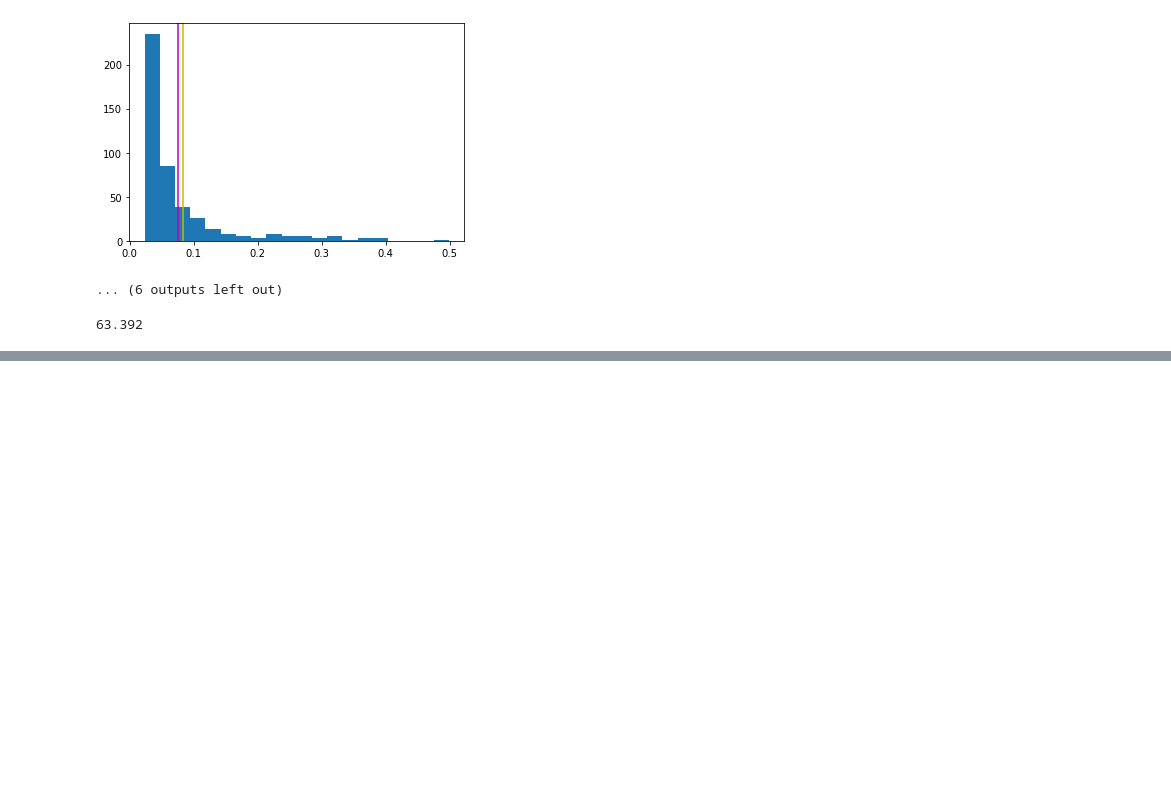
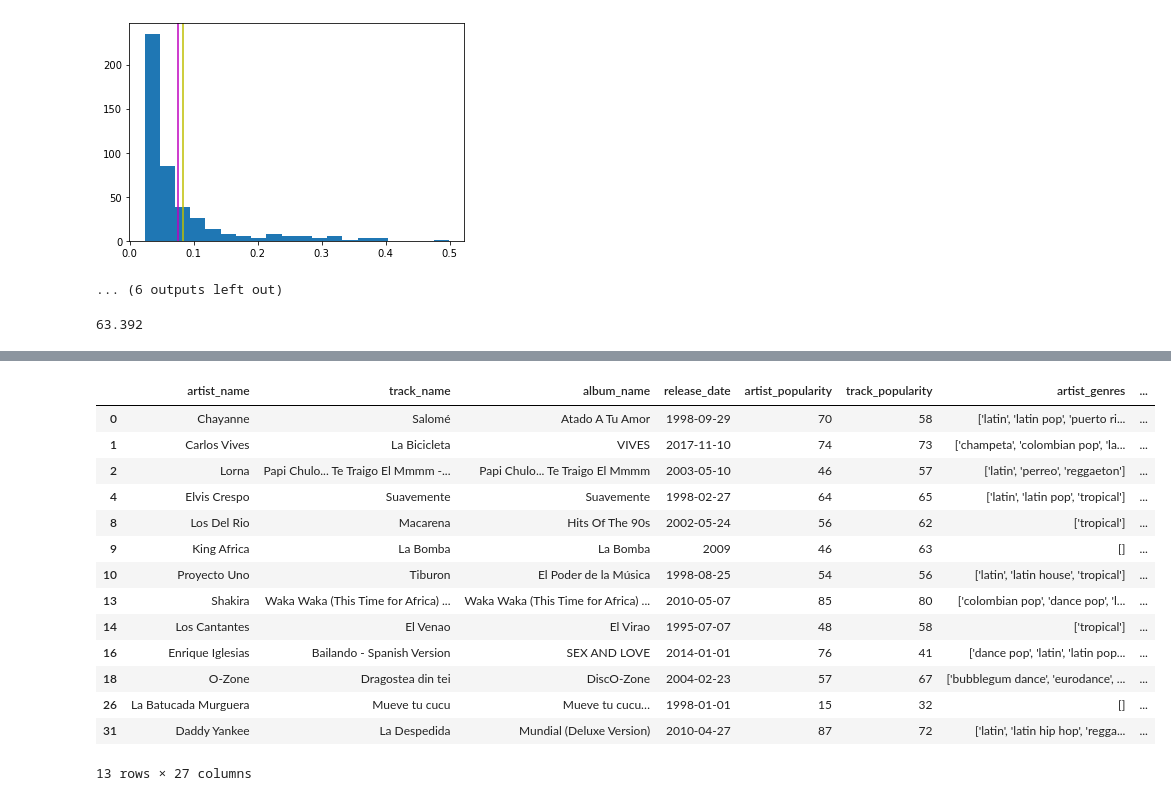
Before and after one commit to andersgom/macarenameter, a Jupyter notebook: test_analysis.ipynb, the cells around one changed output, grey strips where cells are left out. Drawn from its saved outputs; the diff is of its cells as text; code cells hidden in the pictures; blank space fills up the shorter version.

```diff
--- a/test_analysis.ipynb
+++ b/test_analysis.ipynb
@@ -73,19 +73,6 @@ def scatters(x,y):
     plt.ylabel(y)
 
     plt.show()
-# %%
-lst = ['danceability','energy','loudness','speechiness','liveness','valence']
-
-
-for item in range(len(lst)):
-    for trait in lst:
-
-        if lst[item] == trait:
-            continue
-
-        else:
-            scatters(lst[item],trait)
-            plt.show()
 # %%
 spain = pd.read_csv('spain_summer_songs.csv')
 # %%
@@ -120,0 +276,18 @@ all_popular_feat['tempo'].min()
+# %%
+spain[spain['Spanish Hit'] == 'Potential Spanish Summer Hit']
+# %% [output]
+|  | artist_name | track_name | album_name | release_date | artist_popularity | track_popularity | artist_genres | ... |
+| 0 | Chayanne | Salomé | Atado A Tu Amor | 1998-09-29 | 70 | 58 | ['latin', 'latin pop', 'puerto ri... | ... |
+| 1 | Carlos Vives | La Bicicleta | VIVES | 2017-11-10 | 74 | 73 | ['champeta', 'colombian pop', 'la... | ... |
+| 2 | Lorna | Papi Chulo... Te Traigo El Mmmm -... | Papi Chulo... Te Traigo El Mmmm | 2003-05-10 | 46 | 57 | ['latin', 'perreo', 'reggaeton'] | ... |
+| 4 | Elvis Crespo | Suavemente | Suavemente | 1998-02-27 | 64 | 65 | ['latin', 'latin pop', 'tropical'] | ... |
+| 8 | Los Del Rio | Macarena | Hits Of The 90s | 2002-05-24 | 56 | 62 | ['tropical'] | ... |
+| 9 | King Africa | La Bomba | La Bomba | 2009 | 46 | 63 | [] | ... |
+| 10 | Proyecto Uno | Tiburon | El Poder de la Música | 1998-08-25 | 54 | 56 | ['latin', 'latin house', 'tropical'] | ... |
+| 13 | Shakira | Waka Waka (This Time for Africa) ... | Waka Waka (This Time for Africa) ... | 2010-05-07 | 85 | 80 | ['colombian pop', 'dance pop', 'l... | ... |
+| 14 | Los Cantantes | El Venao | El Virao | 1995-07-07 | 48 | 58 | ['tropical'] | ... |
+| 16 | Enrique Iglesias | Bailando - Spanish Version | SEX AND LOVE | 2014-01-01 | 76 | 41 | ['dance pop', 'latin', 'latin pop... | ... |
+| 18 | O-Zone | Dragostea din tei | DiscO-Zone | 2004-02-23 | 57 | 67 | ['bubblegum dance', 'eurodance', ... | ... |
+| 26 | La Batucada Murguera | Mueve tu cucu | Mueve tu cucu… | 1998-01-01 | 15 | 32 | [] | ... |
+| 31 | Daddy Yankee | La Despedida | Mundial (Deluxe Version) | 2010-04-27 | 87 | 72 | ['latin', 'latin hip hop', 'regga... | ... |
+13 rows × 27 columns
```
Also changed, not shown: parts of 19 cells of this notebook, 5 other files.
